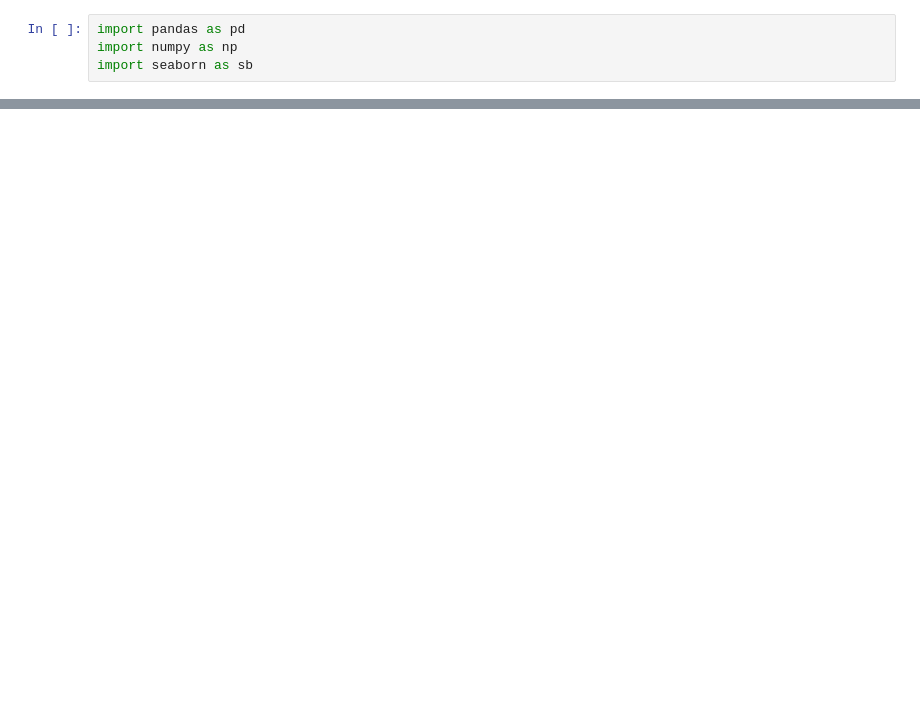
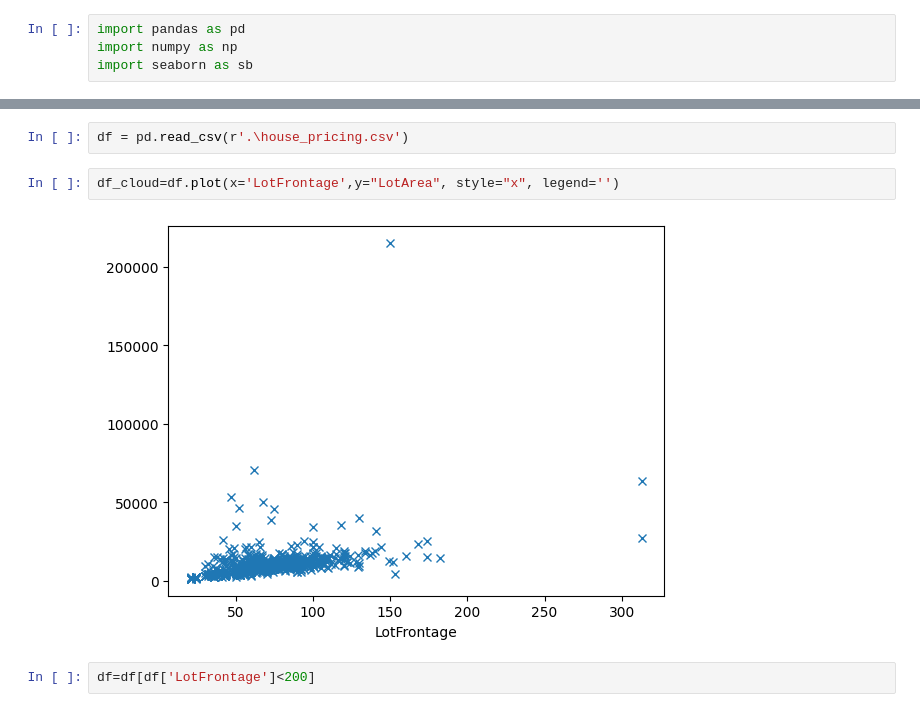
Before and after one commit to HrexD/H3Hitema-Python, a Jupyter notebook: Science_de_donnees_Python/Intro Pandas && Numpy.ipynb, the cells around one changed output, grey strips where cells are left out. Cells and saved outputs as stored; diff of their text form; blank space fills up the shorter version.

```diff
--- a/Science_de_donnees_Python/Intro Pandas && Numpy.ipynb
+++ b/Science_de_donnees_Python/Intro Pandas && Numpy.ipynb
@@ -52,0 +149,8 @@ df2
+# %%
+df = pd.read_csv(r'.\house_pricing.csv')
+# %%
+df_cloud=df.plot(x='LotFrontage',y="LotArea", style="x", legend='')
+# %% [output]
+[figure, added]
+# %%
+df=df[df['LotFrontage']<200]
```
Also changed, not shown: parts of 24 cells of this notebook, 2 other files.
